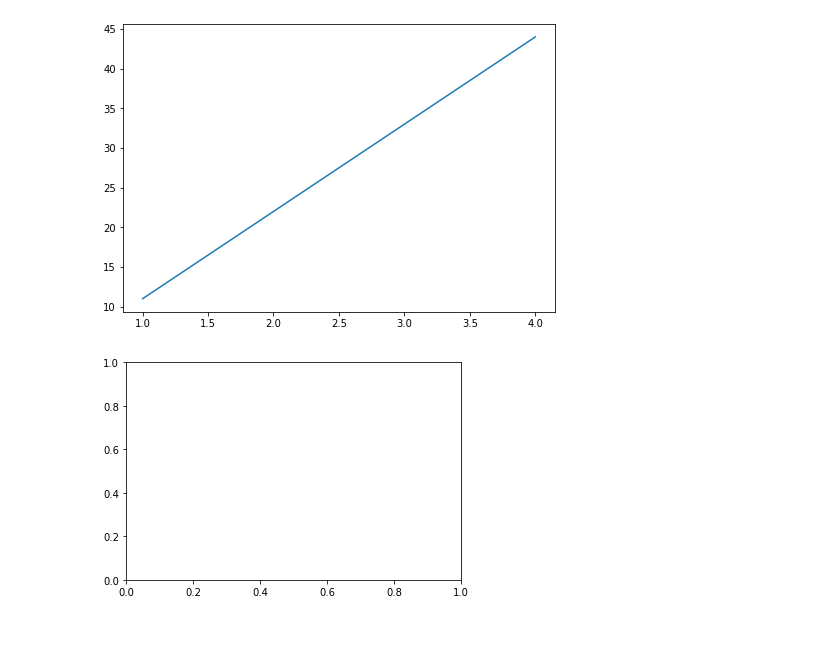
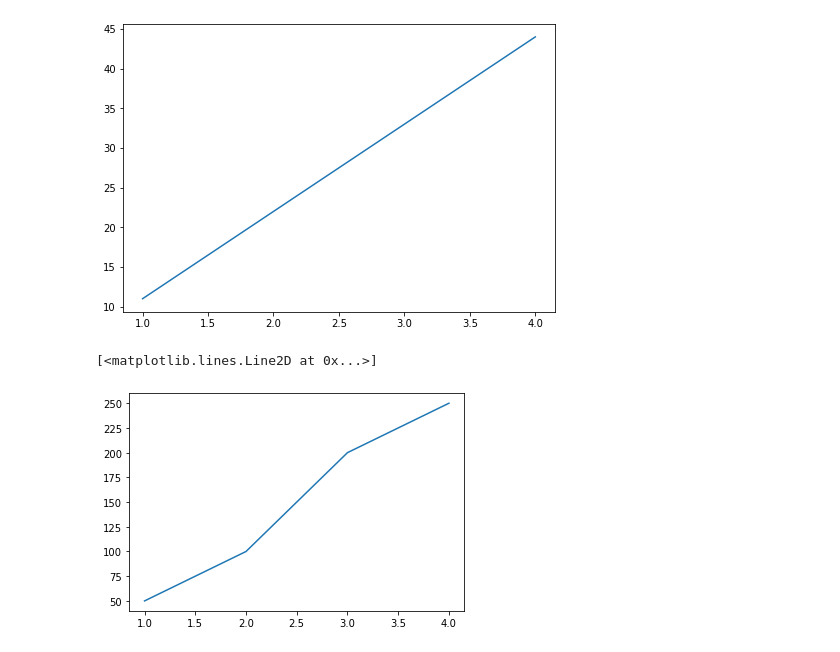
Before and after one commit to bibek-beebayk/Data-Science, a Jupyter notebook: MLSample/INtro to Matplotlib.ipynb, the cells around one changed output. Cells and saved outputs as stored; diff of their text form; code cells hidden in the pictures.

Commit message:
Matplotlib: Anatomy

```diff
--- a/MLSample/INtro to Matplotlib.ipynb
+++ b/MLSample/INtro to Matplotlib.ipynb
@@ -47,5 +47,7 @@ plt.show()
 # %%
 # 3rd  method (recommended)
 fig , ax = plt.subplots()
+ax.plot(x,[50, 100, 200, 250])
 # %% [output]
+[<matplotlib.lines.Line2D at 0x...>]
-[figure, old version]
+[figure, new version]
```
Also changed, not shown: parts of 2 cells of this notebook, 1 other file.
